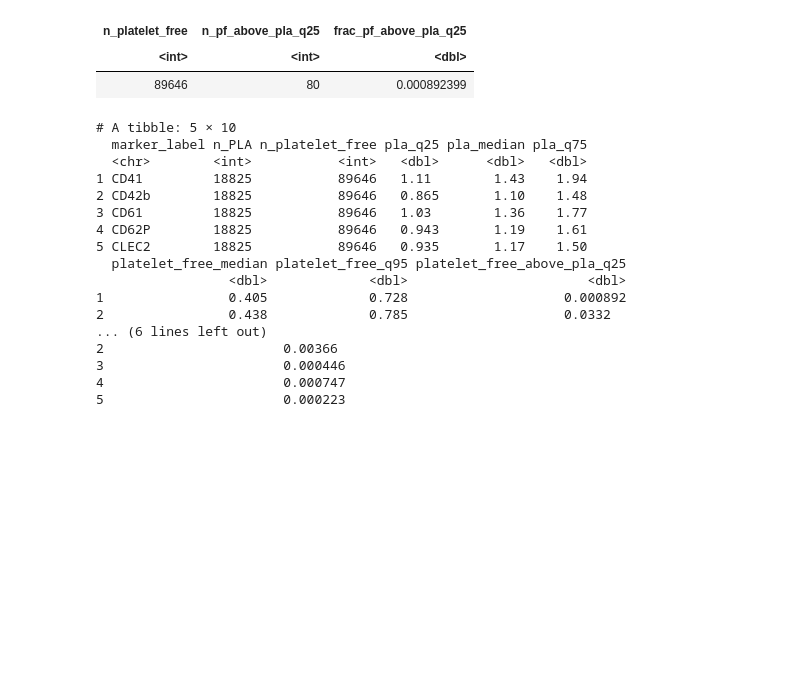
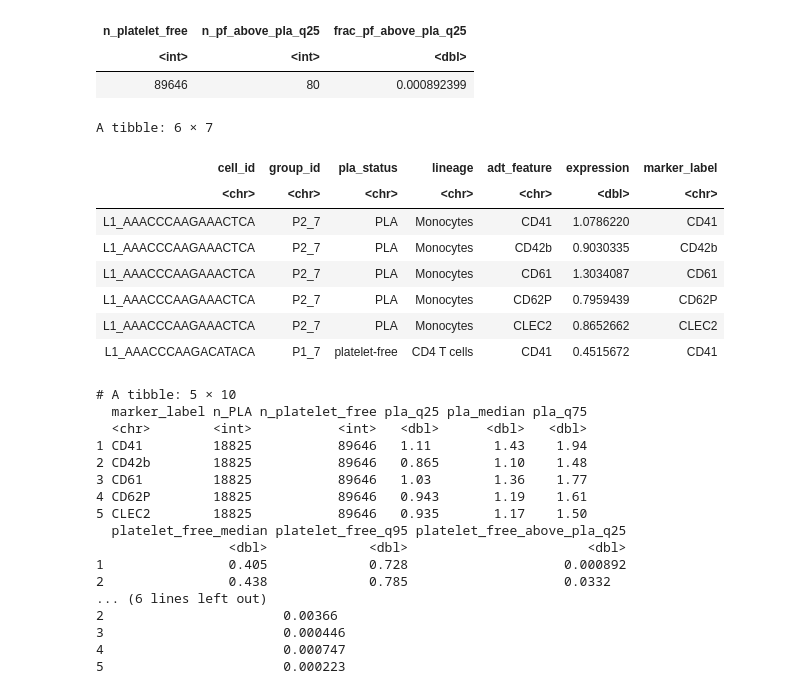
Before and after one commit to auredersch/FoPra_PLAs, a Jupyter notebook: src/gating_automation/01_PLA_ADT_QC.ipynb, the cells around one changed output. Drawn from its saved outputs; the diff is of its cells as text; code cells hidden in the pictures; blank space fills up the shorter version.

```diff
--- a/src/gating_automation/01_PLA_ADT_QC.ipynb
+++ b/src/gating_automation/01_PLA_ADT_QC.ipynb
@@ -335,6 +335,18 @@ A tibble: 1 × 3
 | n_platelet_free | n_pf_above_pla_q25 | frac_pf_above_pla_q25 |
 | <int> | <int> | <dbl> |
 | 89646 | 80 | 0.000892399 |
+# %%
+head(adt_long)
+# %% [output]
+A tibble: 6 × 7
+| cell_id | group_id | pla_status | lineage | adt_feature | expression | marker_label |
+| <chr> | <chr> | <chr> | <chr> | <chr> | <dbl> | <chr> |
+| L1_AAACCCAAGAAACTCA | P2_7 | PLA | Monocytes | CD41 | 1.0786220 | CD41 |
+| L1_AAACCCAAGAAACTCA | P2_7 | PLA | Monocytes | CD42b | 0.9030335 | CD42b |
+| L1_AAACCCAAGAAACTCA | P2_7 | PLA | Monocytes | CD61 | 1.3034087 | CD61 |
+| L1_AAACCCAAGAAACTCA | P2_7 | PLA | Monocytes | CD62P | 0.7959439 | CD62P |
+| L1_AAACCCAAGAAACTCA | P2_7 | PLA | Monocytes | CLEC2 | 0.8652662 | CLEC2 |
+| L1_AAACCCAAGACATACA | P1_7 | platelet-free | CD4 T cells | CD41 | 0.4515672 | CD41 |
 # %%
 marker_qc_stats <- adt_long %>%
   filter(!is.na(pla_status), !is.na(marker_label)) %>%
```
Also changed, not shown: parts of 7 cells of this notebook.
